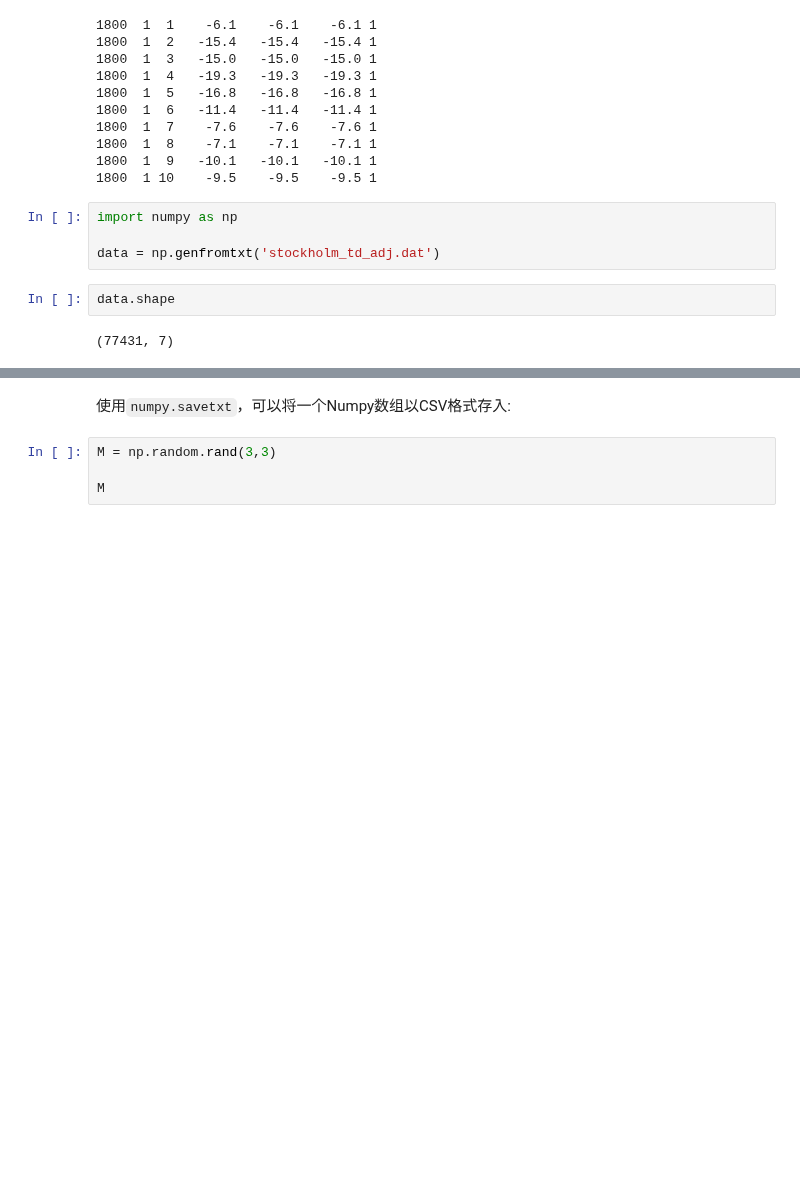
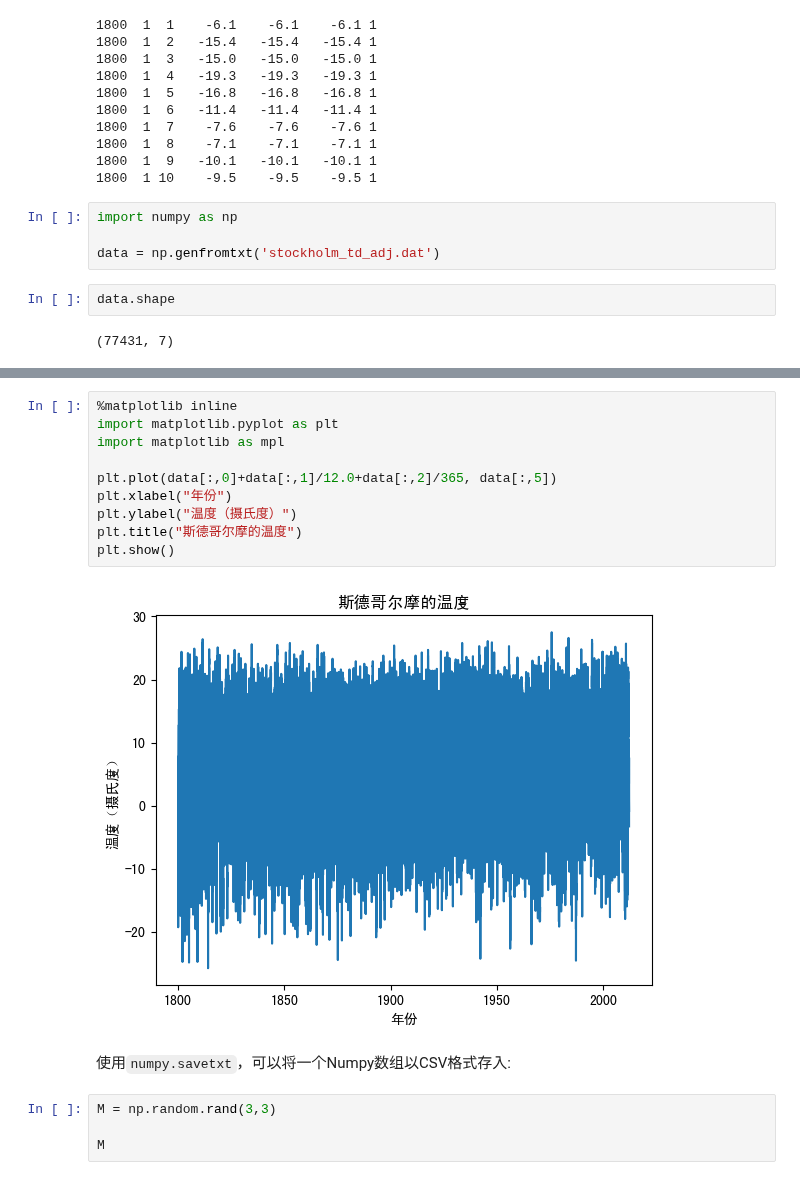
Before and after one commit to bushuhui/machinelearning_notebook, a Jupyter notebook: 1_numpy_matplotlib_scipy_sympy/1-numpy_tutorial.ipynb, the cells around one changed output, grey strips where cells are left out. Cells and saved outputs as stored; diff of their text form; blank space fills up the shorter version.

```diff
--- a/1_numpy_matplotlib_scipy_sympy/1-numpy_tutorial.ipynb
+++ b/1_numpy_matplotlib_scipy_sympy/1-numpy_tutorial.ipynb
@@ -361,3 +373,15 @@ fig.savefig('fig-res-tempture-stockholm.pdf')
+# %%
+%matplotlib inline
+import matplotlib.pyplot as plt
+import matplotlib as mpl
+
+plt.plot(data[:,0]+data[:,1]/12.0+data[:,2]/365, data[:,5])
+plt.xlabel("年份")
+plt.ylabel("温度（摄氏度）")
+plt.title("斯德哥尔摩的温度")
+plt.show()
+# %% [output]
+[figure, added]
 # %% [markdown]
 使用`numpy.savetxt`，可以将一个Numpy数组以CSV格式存入:
 # %%
```
Also changed, not shown: parts of 20 cells of this notebook, 10 other files.
